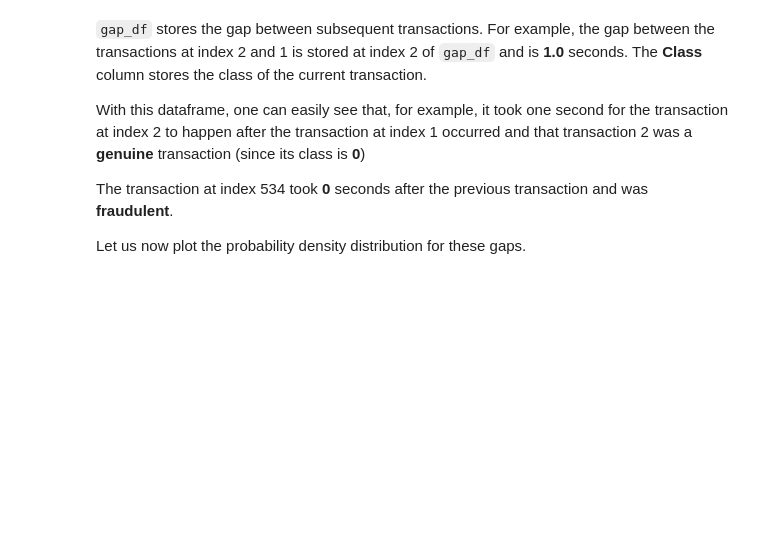
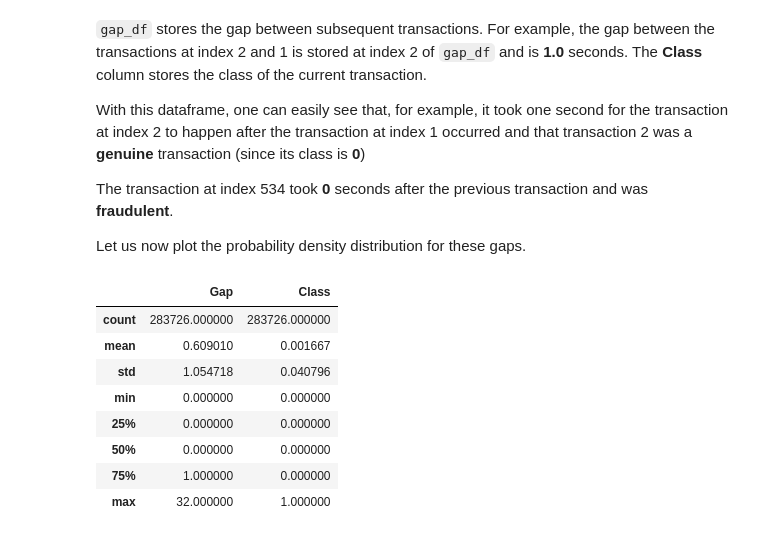
Before and after one commit to NgundoMuithya/Kaggle_Credit_Card_Fraud_Detection, a Jupyter notebook: notebook.ipynb, the cells around one changed output. Saved outputs shown, nothing was run; the diff lists cells and outputs as text; code cells hidden in the pictures; blank space fills up the shorter version.

```diff
--- a/notebook.ipynb
+++ b/notebook.ipynb
@@ -331,6 +331,19 @@ With this dataframe, one can easily see that, for example, it took one second fo
 The transaction at index 534 took **0** seconds after the previous transaction and was **fraudulent**.
 
 Let us now plot the probability density distribution for these gaps.
+# %%
+gap_df.describe()
+# The largest gap was 32 seconds. So, for 32 seconds, the bank received no transaction request!
+# %% [output]
+|  | Gap | Class |
+| count | 283726.000000 | 283726.000000 |
+| mean | 0.609010 | 0.001667 |
+| std | 1.054718 | 0.040796 |
+| min | 0.000000 | 0.000000 |
+| 25% | 0.000000 | 0.000000 |
+| 50% | 0.000000 | 0.000000 |
+| 75% | 1.000000 | 0.000000 |
+| max | 32.000000 | 1.000000 |
 # %%
 sns.kdeplot(gap_df['Gap'])
 
```
Also changed, not shown: parts of 2 cells of this notebook.
